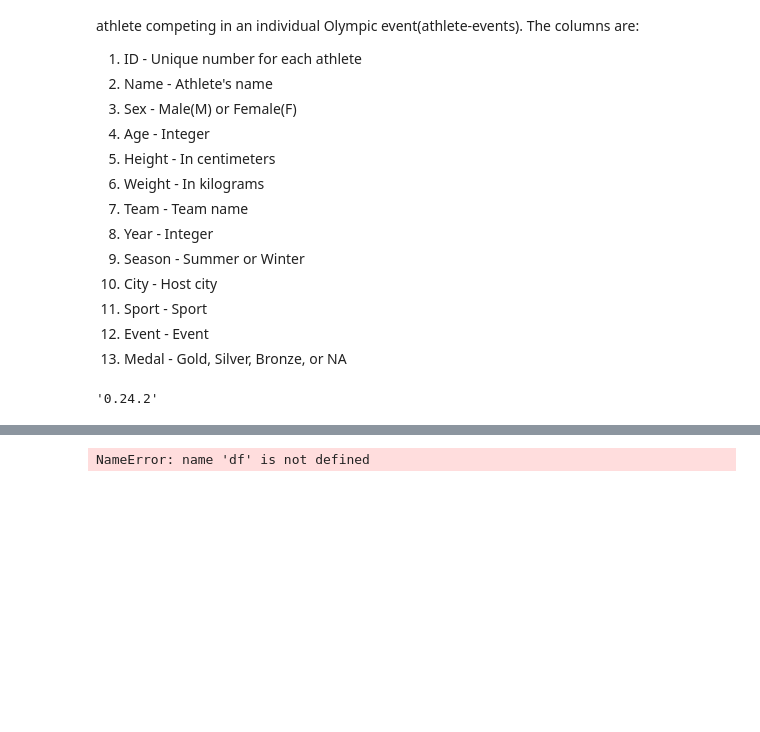
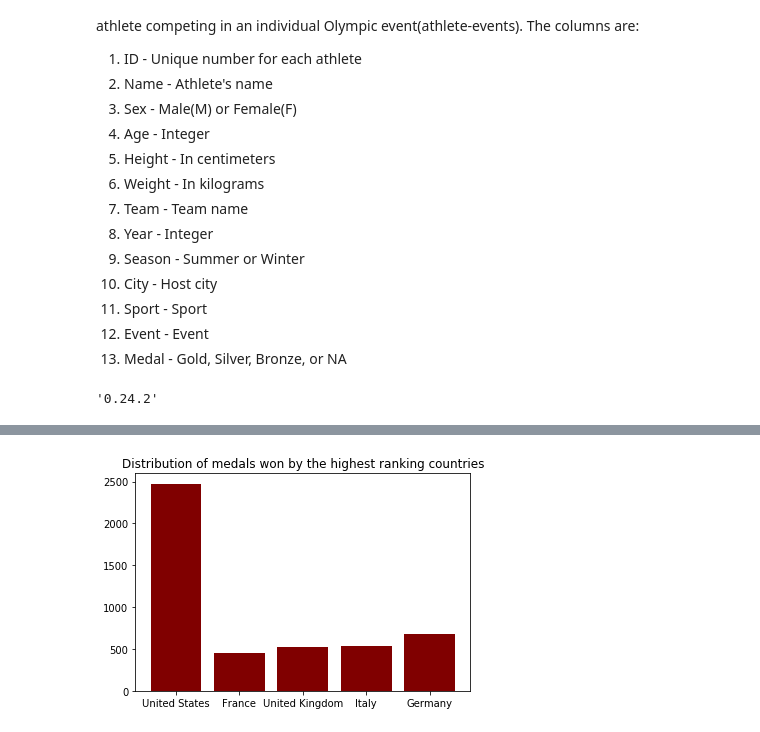
Before and after one commit to Shivam0311Pandey/DAV, a Jupyter notebook: dataset.ipynb, the cells around one changed output, grey strips where cells are left out. Cells and saved outputs as stored; diff of their text form; code cells hidden in the pictures; blank space fills up the shorter version.

```diff
--- a/dataset.ipynb
+++ b/dataset.ipynb
@@ -191,16 +541,16 @@ NameError: name 'len_f' is not defined
 # %%
 usa=len(df[(df['Team'] == 'United States') & (df['Medal'] == 'Gold')])
 france=len(df[(df['Team'] == 'France') & (df['Medal'] == 'Gold')])
-britain=len(df[(df['NOC'] == 'GBR') & (df['Medal'] == 'Gold')])
+britain=len(df[(df['Team'] == 'Great Britain') & (df['Medal'] == 'Gold')])
 italy=len(df[(df['Team'] == 'Italy') & (df['Medal'] == 'Gold')])
 germany=len(df[(df['Team'] == 'Germany') & (df['Medal'] == 'Gold')])
 lst=[usa,france,britain,italy,germany]
 labels=["United States","France","United Kingdom","Italy","Germany"]
 plt.bar(labels,lst, color='Maroon')
 plt.title("Distribution of medals won by the highest ranking countries")
 plt.show()
 # %% [output]
-NameError: name 'df' is not defined
+[figure, added]
 # %%
 y = df['Season'].value_counts()
 explode = (0.1, 0)
```
Also changed, not shown: parts of 39 cells of this notebook, 1 other file.
